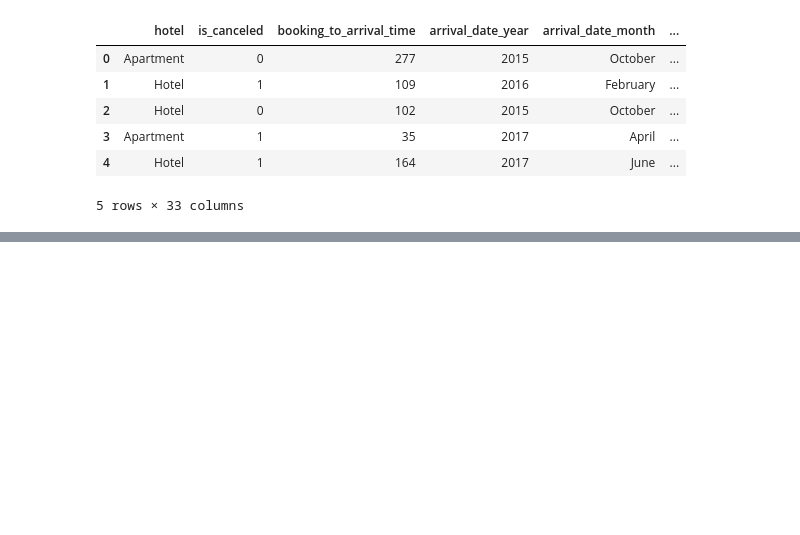
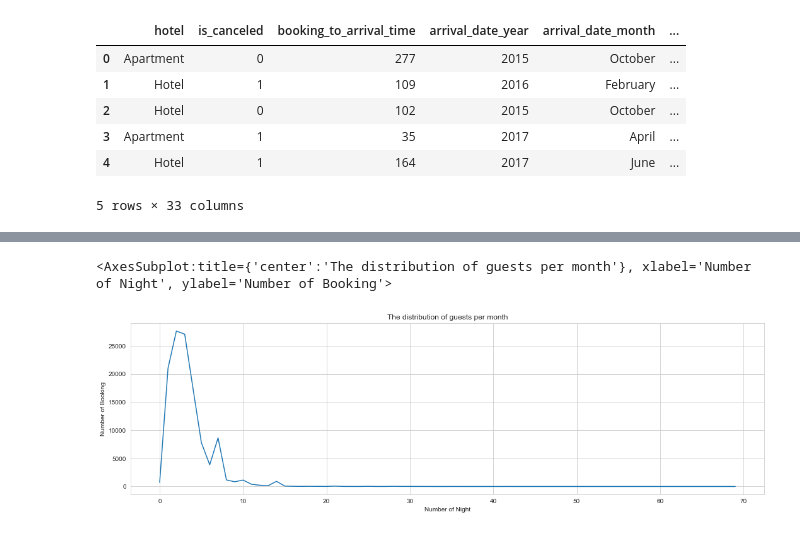
Before and after one commit to Nourfdss/stayforlong_test, a Jupyter notebook: test.ipynb, the cells around one changed output, grey strips where cells are left out. Saved outputs shown, nothing was run; the diff lists cells and outputs as text; code cells hidden in the pictures; blank space fills up the shorter version.

```diff
--- a/test.ipynb
+++ b/test.ipynb
@@ -128,0 +182,6 @@ df.head()
+# %%
+#calculting the total number of stay by combing all nights within the week
+
+book_stays = df['stays_in_weekend_nights'] + df['stays_in_week_nights']
+
+book_stays.describe()
@@ -128,0 +198,12 @@ df.head()
+# %%
+book_stays_counts = book_stays.value_counts()
+sns.set_style('whitegrid')
+fig, ax = plt.subplots(figsize=(18, 5))
+ax.set_title("The distribution of guests per month")
+ax.set_xlabel('Number of Night')
+ax.set_ylabel('Number of Booking')
+
+sns.lineplot(book_stays_counts.index,book_stays_counts, ax=ax)
+# %% [output]
+<AxesSubplot:title={'center':'The distribution of guests per month'}, xlabel='Number of Night', ylabel='Number of Booking'>
+[figure, added]
```
Also changed, not shown: parts of 15 cells of this notebook.
